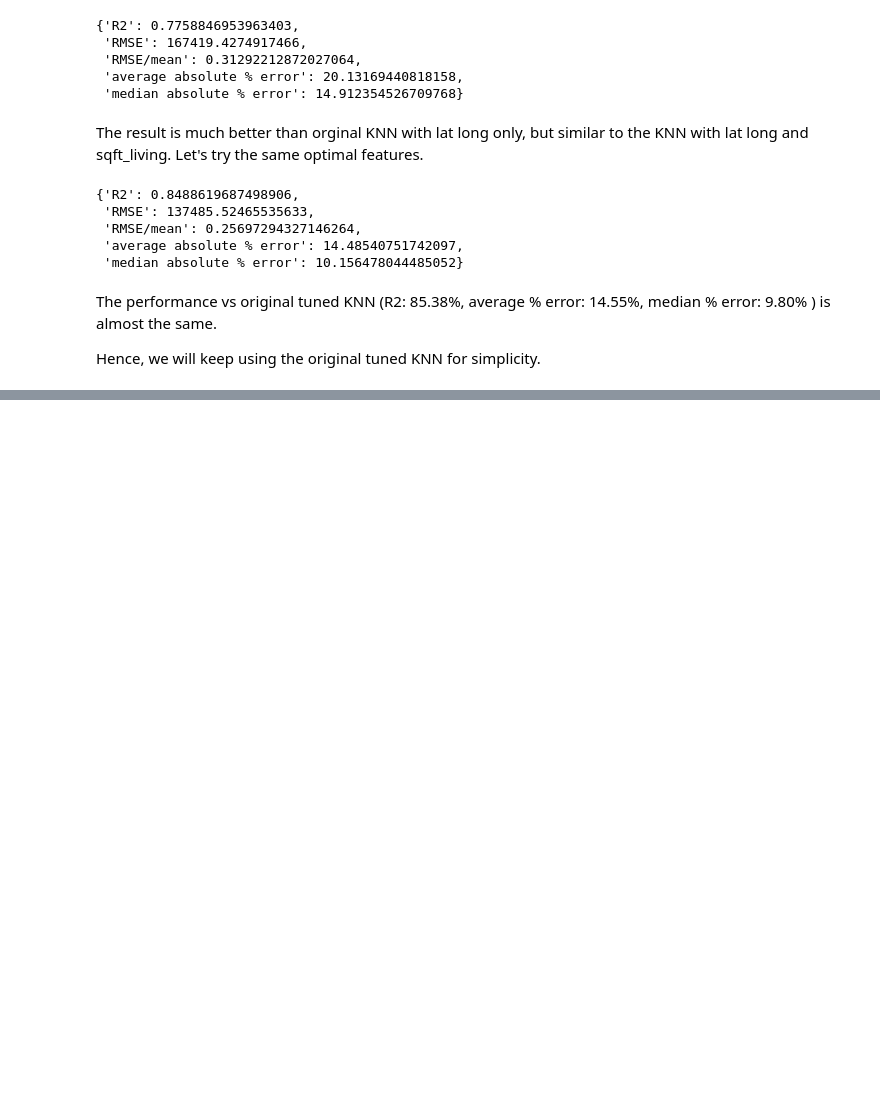
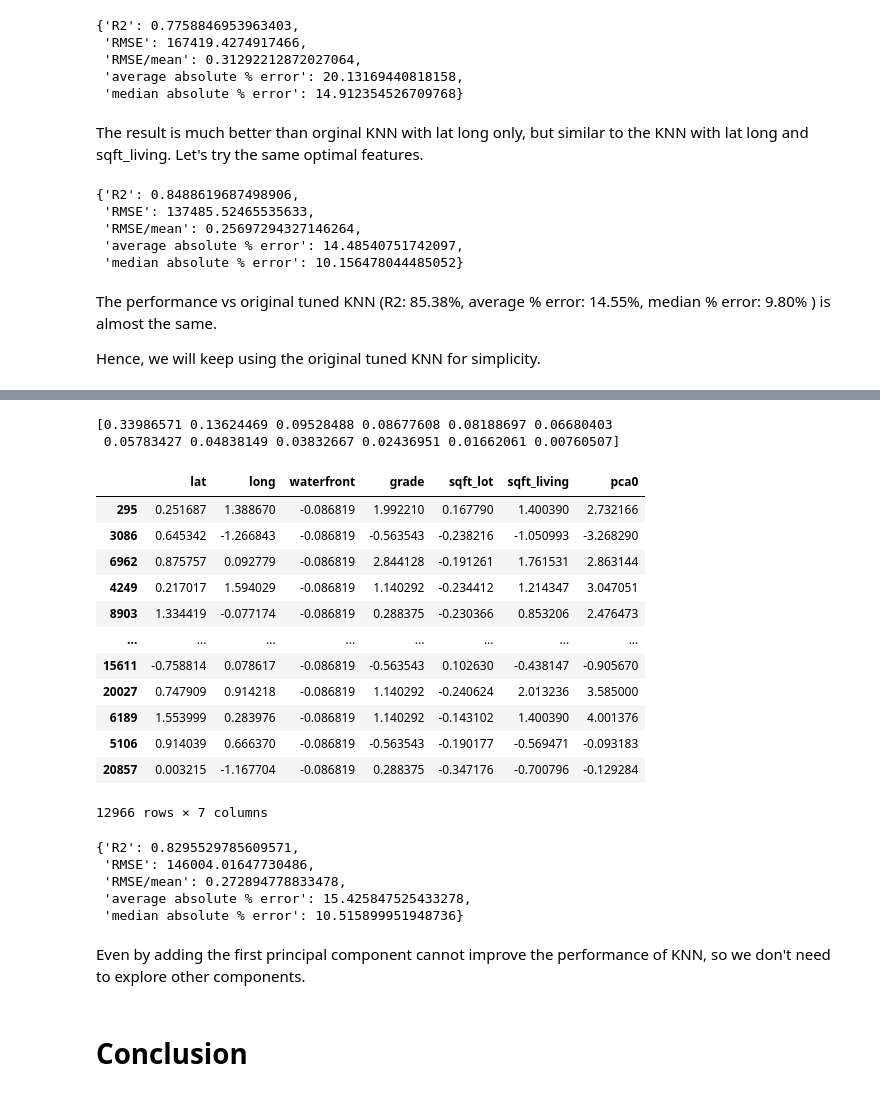
Before and after one commit to chihangs/INM701, a Jupyter notebook: Nearest Neighbour.ipynb, the cells around one changed output, grey strips where cells are left out. Cells and saved outputs as stored; diff of their text form; code cells hidden in the pictures; blank space fills up the shorter version.

Commit message:
add PCA and conclusion

```diff
--- a/Nearest Neighbour.ipynb
+++ b/Nearest Neighbour.ipynb
@@ -424,0 +448,4 @@ Hence, we will keep using the original tuned KNN for simplicity.
+# %%
+pca = PCA(n_components=12)
+pca.fit(X_train_norm_drop6)
+print(pca.components_)
@@ -424,0 +470,41 @@ Hence, we will keep using the original tuned KNN for simplicity.
+# %%
+print(pca.explained_variance_ratio_)
+# %% [output]
+[0.33986571 0.13624469 0.09528488 0.08677608 0.08188697 0.06680403
+ 0.05783427 0.04838149 0.03832667 0.02436951 0.01662061 0.00760507]
+# %%
+pca0 = pd.Series(np.dot(X_train_norm_drop6, pca.components_[0]))
+pca0_test = pd.Series(np.dot(X_test_norm_drop6, pca.components_[0]))
+# %%
+X_pca = X_train_norm[['lat','long','waterfront', 'grade','sqft_lot','sqft_living']].assign(pca0=pca0.values)
+X_pca_test = X_test_norm[['lat','long','waterfront', 'grade','sqft_lot','sqft_living']].assign(pca0=pca0_test.values)
+# %%
+X_pca
+# %% [output]
+|  | lat | long | waterfront | grade | sqft_lot | sqft_living | pca0 |
+| 295 | 0.251687 | 1.388670 | -0.086819 | 1.992210 | 0.167790 | 1.400390 | 2.732166 |
+| 3086 | 0.645342 | -1.266843 | -0.086819 | -0.563543 | -0.238216 | -1.050993 | -3.268290 |
+| 6962 | 0.875757 | 0.092779 | -0.086819 | 2.844128 | -0.191261 | 1.761531 | 2.863144 |
+| 4249 | 0.217017 | 1.594029 | -0.086819 | 1.140292 | -0.234412 | 1.214347 | 3.047051 |
+| 8903 | 1.334419 | -0.077174 | -0.086819 | 0.288375 | -0.230366 | 0.853206 | 2.476473 |
+| ... | ... | ... | ... | ... | ... | ... | ... |
+| 15611 | -0.758814 | 0.078617 | -0.086819 | -0.563543 | 0.102630 | -0.438147 | -0.905670 |
+| 20027 | 0.747909 | 0.914218 | -0.086819 | 1.140292 | -0.240624 | 2.013236 | 3.585000 |
+| 6189 | 1.553999 | 0.283976 | -0.086819 | 1.140292 | -0.143102 | 1.400390 | 4.001376 |
+| 5106 | 0.914039 | 0.666370 | -0.086819 | -0.563543 | -0.190177 | -0.569471 | -0.093183 |
+| 20857 | 0.003215 | -1.167704 | -0.086819 | 0.288375 | -0.347176 | -0.700796 | -0.129284 |
+12966 rows × 7 columns
+# %%
+neigh_pca = KNeighborsRegressor(n_neighbors=9, weights='distance', algorithm='kd_tree')
+neigh_pca.fit(X_pca, y_train)
+metrics(neigh_pca.predict(X_pca_test), y_test)
+# %% [output]
+{'R2': 0.8295529785609571,
+ 'RMSE': 146004.01647730486,
+ 'RMSE/mean': 0.272894778833478,
+ 'average absolute % error': 15.425847525433278,
+ 'median absolute % error': 10.515899951948736}
+# %% [markdown]
+Even by adding the first principal component cannot improve the performance of KNN, so we don't need to explore other components.
+# %% [markdown]
+# Conclusion
```
Also changed, not shown: parts of 21 cells of this notebook.
